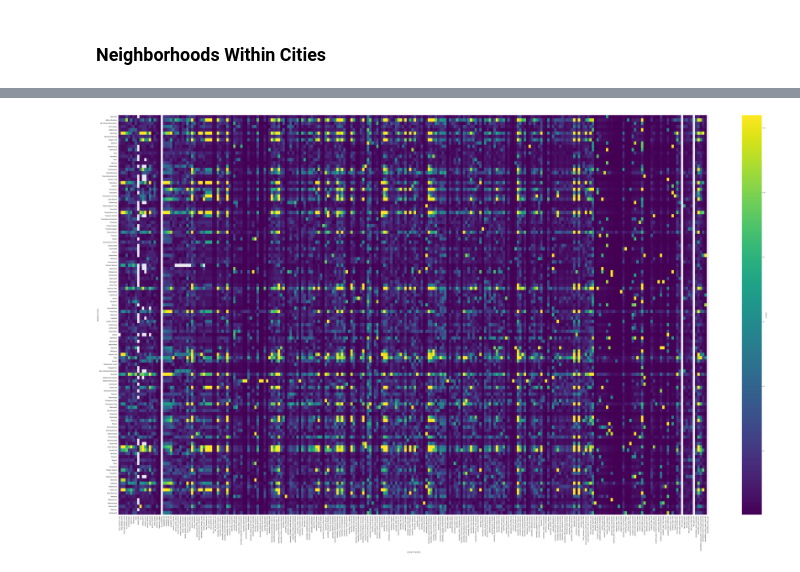
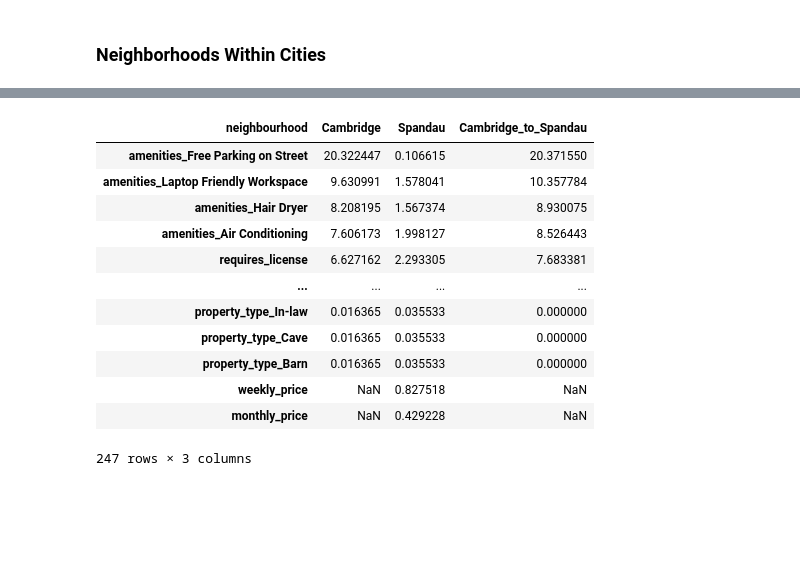
Before and after one commit to janknaup/berlin_boston_neighborhoods, a Jupyter notebook: Berlin_Boston_Neighbourhoods.ipynb, the cells around one changed output, grey strips where cells are left out. Drawn from its saved outputs; the diff is of its cells as text; code cells hidden in the pictures; blank space fills up the shorter version.

Commit message:
Added Spandau vs. Cambridge listing property analysis

```diff
--- a/Berlin_Boston_Neighbourhoods.ipynb
+++ b/Berlin_Boston_Neighbourhoods.ipynb
@@ -627,7 +627,8 @@ city_dummy_sums[['property_type_Castle', 'property_type_Train', 'property_type_T
 # %% [markdown]
 ### Neighborhoods Within Cities
 # %%
-nbh_prop_counts = listings[num_cols].join(make_dummies(listings[dummy_cols]), how='left') .groupby(['neighbourhood',])[nbh_mean.columns].count()
+nbh_prop_counts = listings[num_cols].join(make_dummies(listings[dummy_cols]), how='left')\
+    .groupby(['neighbourhood',])[nbh_mean.columns].count()
 # %%
 nbh_t = ((nbh_mean - glob_mean) / (glob_std / np.sqrt(nbh_prop_counts))).abs()
 # %%
@@ -662,10 +678,21 @@ nbh_t.sample(100)
-# %%
-# neighborhood t-score heatmap
-fix, ax = plt.subplots(figsize=(80,50))
-sns.heatmap(nbh_t, annot=False, ax=ax, cmap='viridis', square=False, robust=True, cbar_kws={'fraction': 0.05,
-                                                                                           'label': 't-score'})
-ax.set_xlabel('Listing Properties')
-ax.set_ylabel('Neighbourhoods')
-plt.savefig('output/neighborhood_t-score_heatmap.png', bbox_inches='tight')
-# %% [output]
-[figure, removed]
+# %%
+cambride_spandau_t = ((nbh_mean.loc[['Cambridge', 'Spandau']] - glob_mean) / \
+   (glob_std / np.sqrt(nbh_prop_counts.loc[['Cambridge', 'Spandau']]))).transpose()
+cambride_spandau_t['Cambridge_to_Spandau'] = (nbh_mean.loc['Cambridge'] - nbh_mean.loc['Spandau']) / (glob_std / np.sqrt(nbh_prop_counts.loc['Cambridge']))
+cambride_spandau_t = cambride_spandau_t.abs().dropna(axis=0, how='all')
+cambride_spandau_t.sort_values(by='Cambridge', inplace=True, ascending=False)
+cambride_spandau_t.head(300)
+# %% [output]
+| neighbourhood | Cambridge | Spandau | Cambridge_to_Spandau |
+| amenities_Free Parking on Street | 20.322447 | 0.106615 | 20.371550 |
+| amenities_Laptop Friendly Workspace | 9.630991 | 1.578041 | 10.357784 |
+| amenities_Hair Dryer | 8.208195 | 1.567374 | 8.930075 |
+| amenities_Air Conditioning | 7.606173 | 1.998127 | 8.526443 |
+| requires_license | 6.627162 | 2.293305 | 7.683381 |
+| ... | ... | ... | ... |
+| property_type_In-law | 0.016365 | 0.035533 | 0.000000 |
+| property_type_Cave | 0.016365 | 0.035533 | 0.000000 |
+| property_type_Barn | 0.016365 | 0.035533 | 0.000000 |
+| weekly_price | NaN | 0.827518 | NaN |
+| monthly_price | NaN | 0.429228 | NaN |
+247 rows × 3 columns
```
Also changed, not shown: parts of 12 cells of this notebook.
